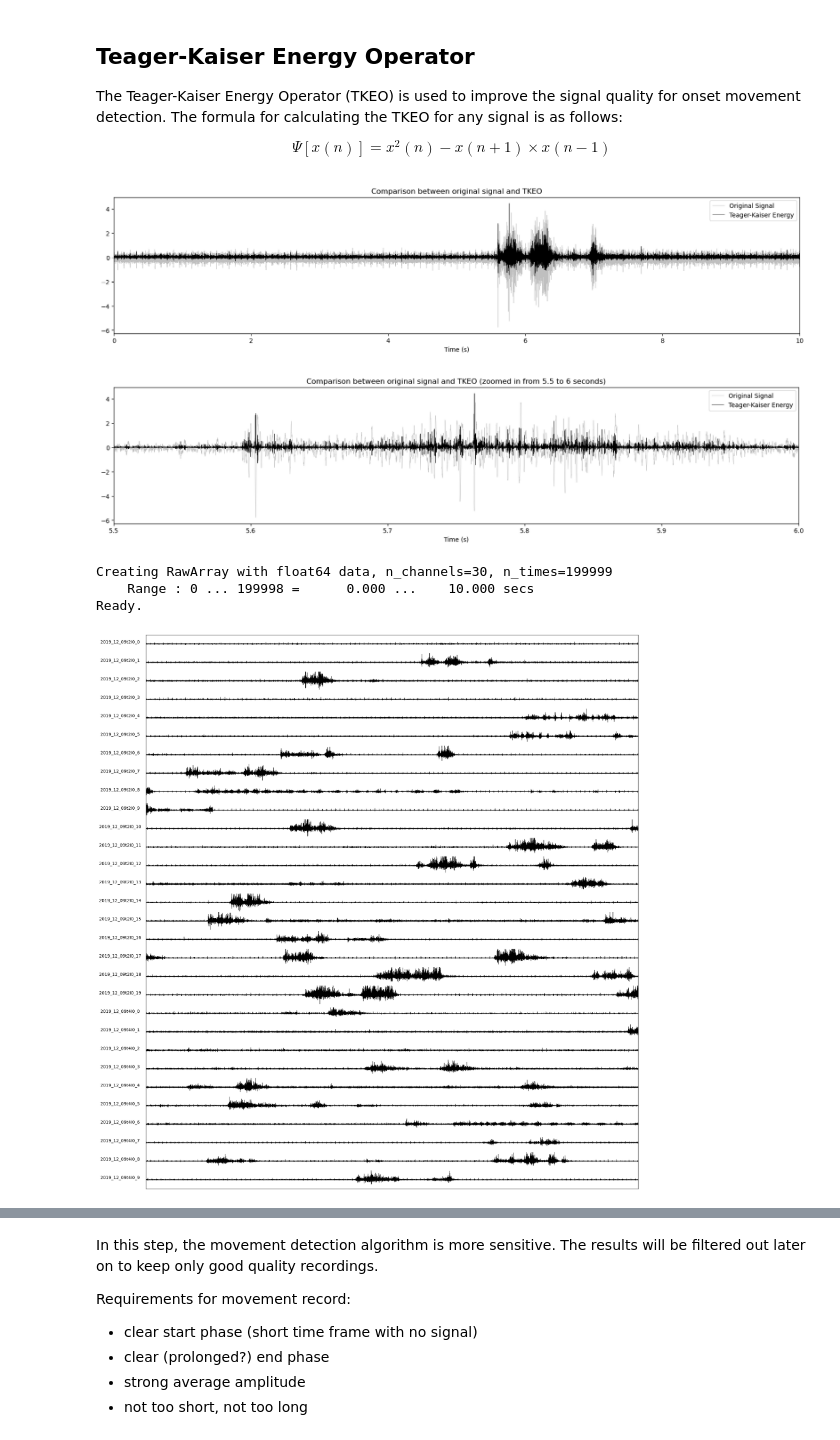
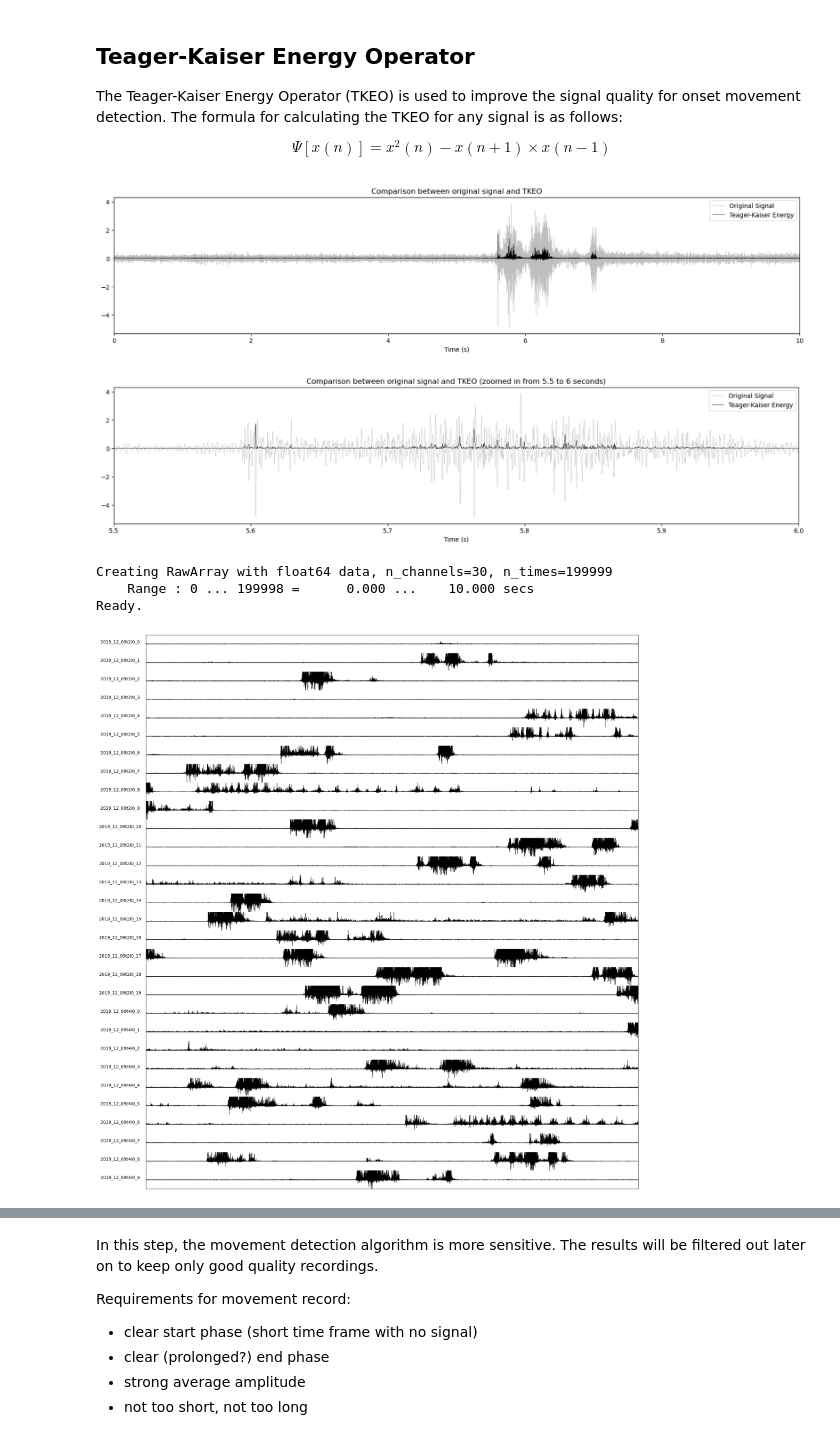
Before and after one commit to kerseviciute/spontaneous-movement, a Jupyter notebook: emg.ipynb, the cells around one changed output, grey strips where cells are left out. Saved outputs shown, nothing was run; the diff lists cells and outputs as text; code cells hidden in the pictures.

Commit message:
Filter to remove the rhythmic artifact. Update movement detection parameters.

```diff
--- a/emg.ipynb
+++ b/emg.ipynb
@@ -55,7 +55,8 @@ plt.show()
 Effective window size : 0.102 (s)
 [figure]
 # %%
-with open('output/spontaneous-movement/W1/C1/emg/filter.pkl', 'rb') as file:
+with open('output/spontaneous-movement/W1/C1/emg/raw.pkl', 'rb') as file:
     raw = pickle.load(file)
 
 channels = raw.ch_names
+raw.filter(l_freq = 250, h_freq = 2000, fir_design = 'firwin', picks = 'emg')
@@ -101,7 +129,7 @@ plt.legend()
 plt.title('Comparison between original signal and TKEO')
 plt.show()
 # %% [output]
-[figure, old version]
+[figure, new version]
 # %%
 plt.figure(figsize = (20, 4))
 plt.plot(t, signal, label = 'Original Signal', linewidth = 0.5, color = 'gray', alpha = 0.5)
@@ -112,7 +140,7 @@ plt.legend()
 plt.title('Comparison between original signal and TKEO (zoomed in from 5.5 to 6 seconds)')
 plt.show()
 # %% [output]
-[figure, old version]
+[figure, new version]
 # %%
 tke = []
 
@@ -130,9 +158,9 @@ Creating RawArray with float64 data, n_channels=30, n_times=199999
     Range : 0 ... 199998 =      0.000 ...    10.000 secs
 Ready.
 # %%
-plot_channels(data = tke.get_data().T, time = tke.times, channels = channels, limit = 3)
+plot_channels(data = tke.get_data().T, time = tke.times, channels = channels, limit = 0.2)
 # %% [output]
-[figure, old version]
+[figure, new version]
 # %%
 tke.compute_psd(picks = 'emg').plot(picks = 'emg')
 plt.show()
```
Also changed, not shown: parts of 13 cells of this notebook, 1 other file.
